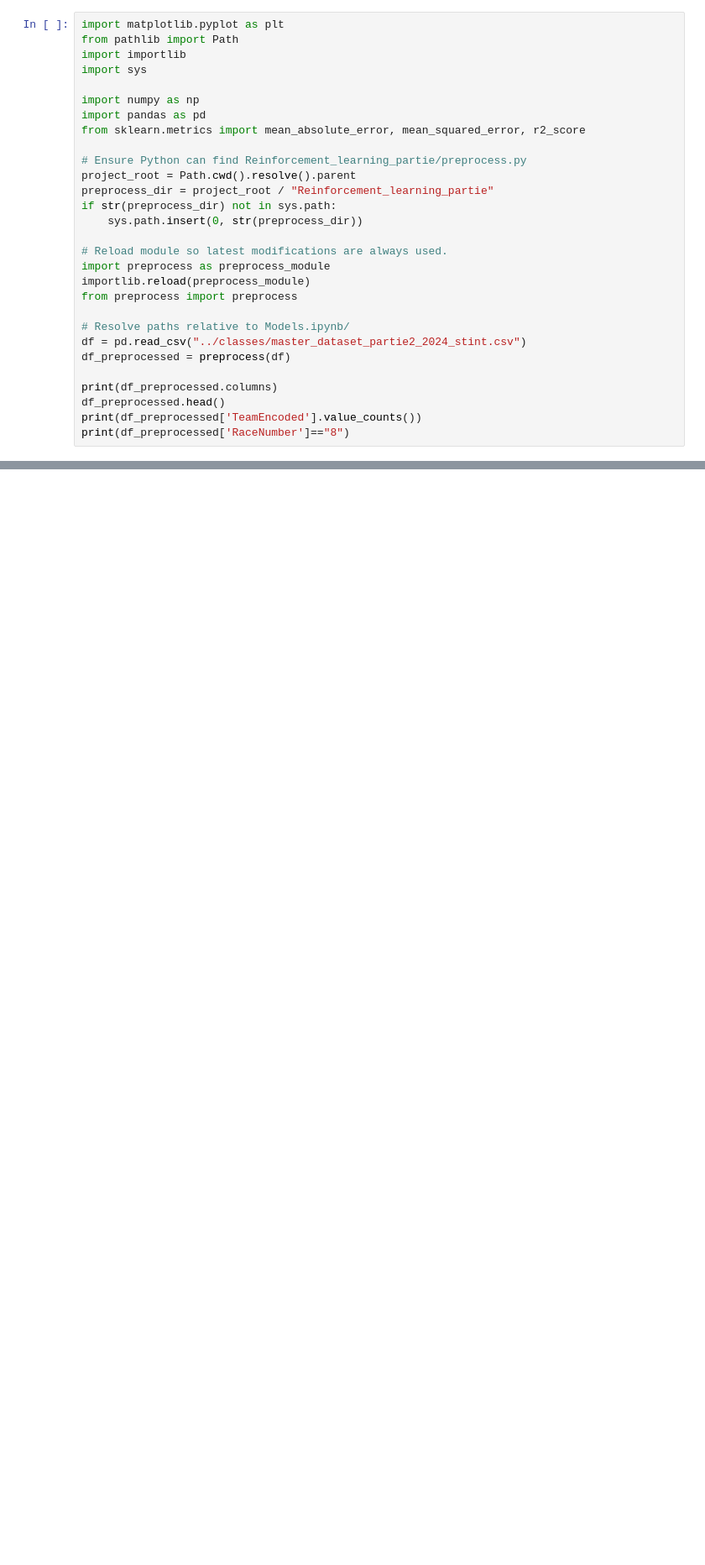
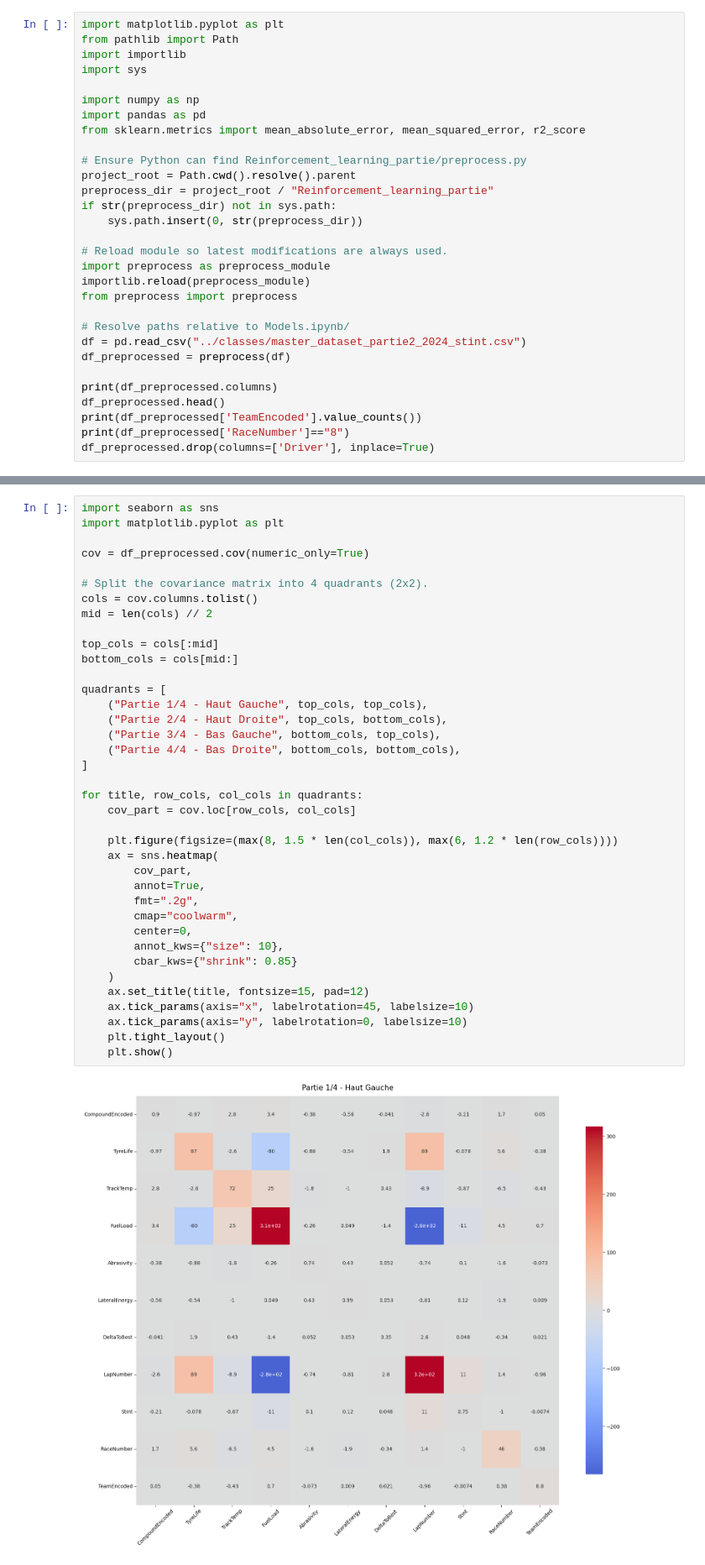
Before and after one commit to ahmedjerba/F1_Analyzer-through-goes-hamilton-, a Jupyter notebook: Models.ipynb/correction_modele.ipynb, the cells around one changed output, grey strips where cells are left out. Shown at 84% size. Saved outputs shown, nothing was run; the diff lists cells and outputs as text; blank space fills up the shorter version.

```diff
--- a/Models.ipynb/correction_modele.ipynb
+++ b/Models.ipynb/correction_modele.ipynb
@@ -27,6 +27,7 @@ print(df_preprocessed.columns)
 df_preprocessed.head()
 print(df_preprocessed['TeamEncoded'].value_counts())
 print(df_preprocessed['RaceNumber']=="8")
+df_preprocessed.drop(columns=['Driver'], inplace=True)
 # %% [output]
 Index(['Driver', 'CompoundEncoded', 'TyreLife', 'TrackTemp', 'FuelLoad',
        'Abrasivity', 'LateralEnergy', 'DeltaToBest', 'LapNumber', 'Stint',
@@ -47,0 +49,40 @@ Name: RaceNumber, Length: 17800, dtype: bool
+# %%
+import seaborn as sns
+import matplotlib.pyplot as plt
+
+cov = df_preprocessed.cov(numeric_only=True)
+
+# Split the covariance matrix into 4 quadrants (2x2).
+cols = cov.columns.tolist()
+mid = len(cols) // 2
+
+top_cols = cols[:mid]
+bottom_cols = cols[mid:]
+
+quadrants = [
+    ("Partie 1/4 - Haut Gauche", top_cols, top_cols),
+    ("Partie 2/4 - Haut Droite", top_cols, bottom_cols),
+    ("Partie 3/4 - Bas Gauche", bottom_cols, top_cols),
+    ("Partie 4/4 - Bas Droite", bottom_cols, bottom_cols),
+]
+
+for title, row_cols, col_cols in quadrants:
+    cov_part = cov.loc[row_cols, col_cols]
+
+    plt.figure(figsize=(max(8, 1.5 * len(col_cols)), max(6, 1.2 * len(row_cols))))
+    ax = sns.heatmap(
+        cov_part,
+        annot=True,
+        fmt=".2g",
+        cmap="coolwarm",
+        center=0,
+        annot_kws={"size": 10},
+        cbar_kws={"shrink": 0.85}
+    )
+    ax.set_title(title, fontsize=15, pad=12)
+    ax.tick_params(axis="x", labelrotation=45, labelsize=10)
+    ax.tick_params(axis="y", labelrotation=0, labelsize=10)
+    plt.tight_layout()
+    plt.show()
+# %% [output]
+[figure, added]
```
Also changed, not shown: parts of 8 cells of this notebook, 7 other files.
